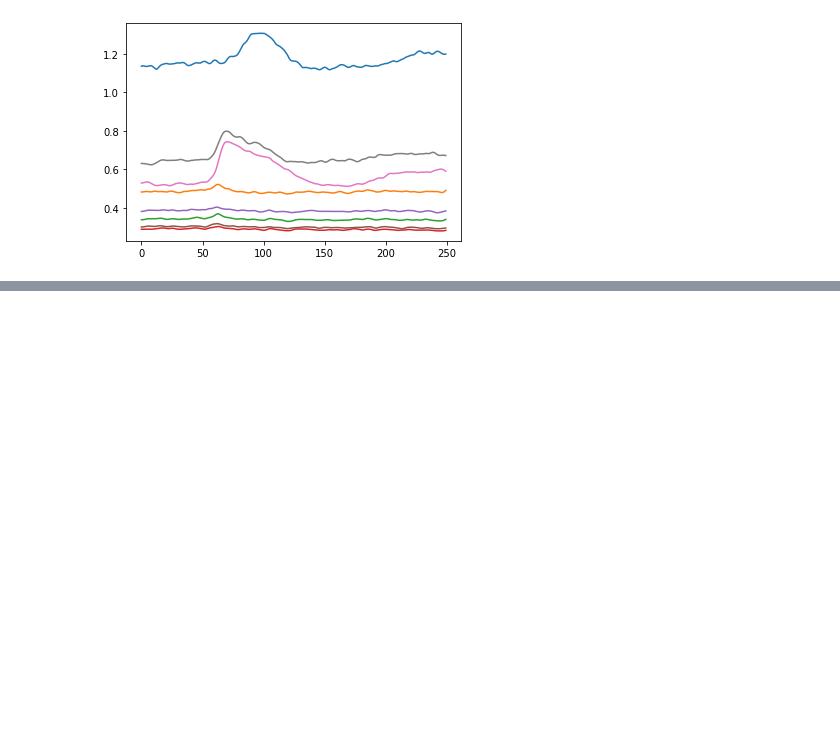
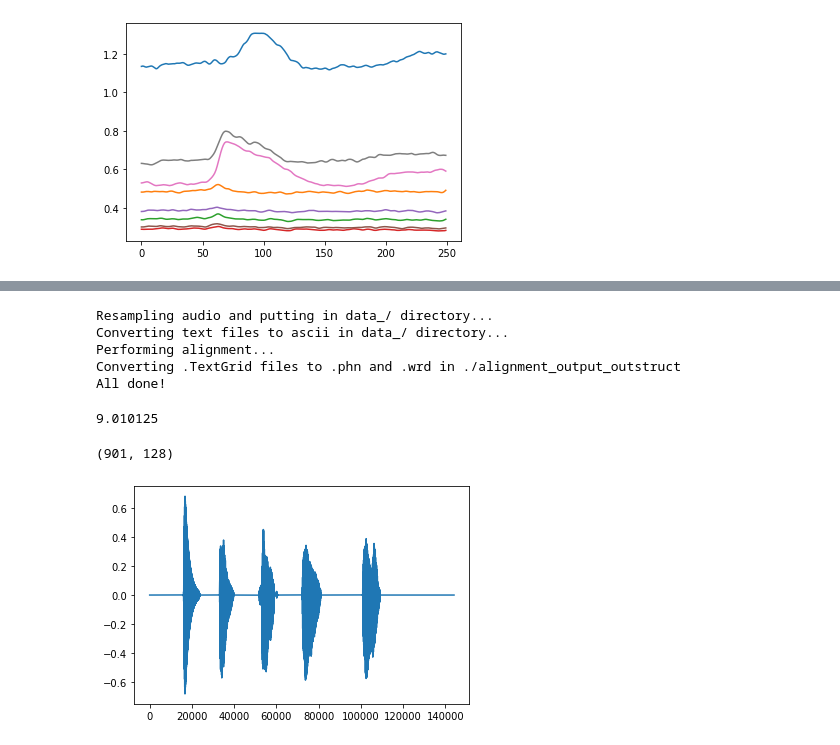
Before and after one commit to naplab/naplib-python, a Jupyter notebook: docs/examples/phoneme_and_word_alignment.ipynb, the cells around one changed output, grey strips where cells are left out. Cells and saved outputs as stored; diff of their text form; code cells hidden in the pictures; blank space fills up the shorter version.

```diff
--- a/docs/examples/phoneme_and_word_alignment.ipynb
+++ b/docs/examples/phoneme_and_word_alignment.ipynb
@@ -68,37 +113,0 @@ outstruct['resp'][0].shape
-# %%
-phn_labels = [] # will store phoneme label vectors
-manner_labels = [] # will store manner-of-articulation label vectors
-wrd_labels = [] # will store word label vectors
-
-# First we need to know all the word in our scripts so that we can assign them proper labels
-wrd_dict = nl.alignment.create_wrd_dict(output_dir)
-
-for n in range(len(outstruct)):
-
-    # filenames for the .phn and .wrd files
-    filename_phn = output_dir + '/' + outstruct[n]['name'] + '.phn'
-    filename_wrd = output_dir + '/' + outstruct[n]['name'] + '.wrd'
-
-    # desired length of the output label vector
-    length = outstruct[n]['resp'].shape[0]
-
-    # sampling rate of our data
-    fs = 100
-
-    # before-after period for our data. Typically this would just be outstruct[n]['befaft'],
-    # but we are using truncated sound files for alignment compared to when the outstruct was generated
-    befaft = outstruct[n]['befaft'] + np.array([1,0])
-
-    # compute label vectors for phonemes, manner of articulation, and words, for this trial
-    label_vec_phn = nl.alignment.get_phoneme_label_vector(filename_phn, length, fs, befaft)
-    label_vec_manner = nl.alignment.get_phoneme_label_vector(filename_phn, length, fs, befaft, mode='manner')
-    label_vec_wrd = nl.alignment.get_word_label_vector(filename_wrd, length, fs, befaft, wrd_dict=wrd_dict)
-
-    phn_labels.append(label_vec_phn)
-    manner_labels.append(label_vec_manner)
-    wrd_labels.append(label_vec_wrd)
-
-# Add the computed label vectors to the outstruct
-outstruct['phn_labels'] = phn_labels
-outstruct['manner_labels'] = manner_labels
-outstruct['wrd_labels'] = wrd_labels
@@ -162,0 +189,2 @@ plt.show()
+# %%
+outstruct['length'] = outstruct['dataf']
@@ -162,0 +195,26 @@ plt.show()
+# %%
+# In this outstruct, the transcript is in a field called "script", so we need to specify that
+# If other required fields were named differently from their default values, we would need
+# to specify those as well. See documentation for details of required fields.
+
+aligner.align(outstruct, transcript='script')
+# %% [output]
+Resampling audio and putting in data_/ directory...
+Converting text files to ascii in data_/ directory...
+Performing alignment...
+Converting .TextGrid files to .phn and .wrd in ./alignment_output_outstruct
+All done!
+# %%
+outstruct['sound'][1].shape[0] / 16000
+# %% [output]
+9.010125
+# %%
+outstruct['aud'][1].shape
+# %% [output]
+(901, 128)
+# %%
+plt.figure()
+plt.plot(outstruct['sound'][1])
+plt.show()
+# %% [output]
+[figure, added]
```
Also changed, not shown: parts of 25 cells of this notebook, 2 other files.
